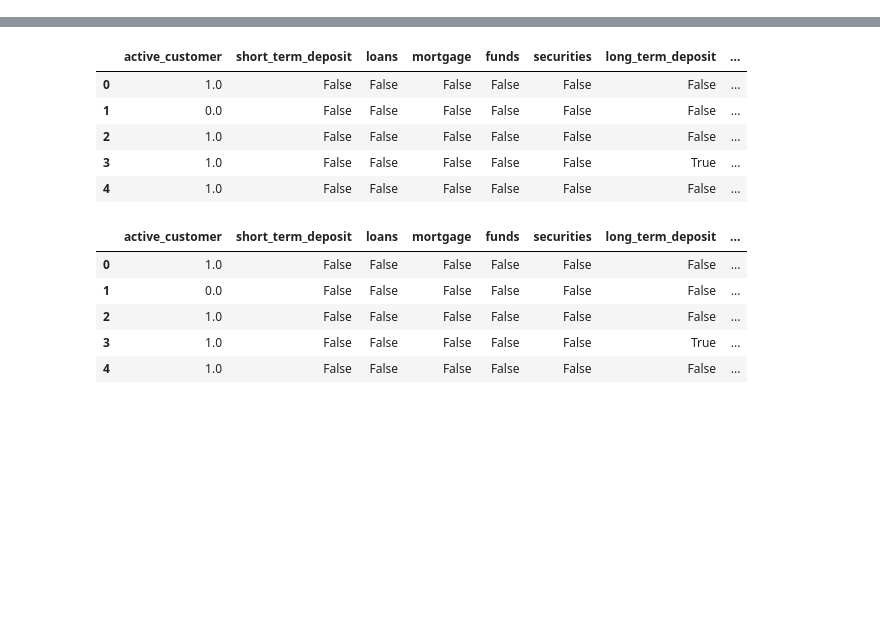
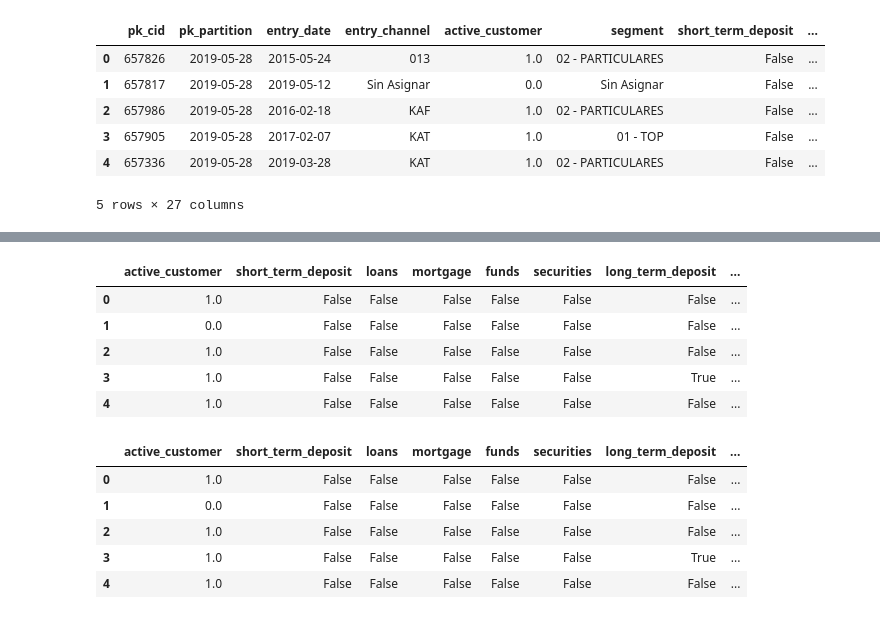
Before and after one commit to carlosperez1997/NDS_ProyectoFinal, a Jupyter notebook: 02.ipynb, the cells around one changed output, grey strips where cells are left out. Drawn from its saved outputs; the diff is of its cells as text; code cells hidden in the pictures; blank space fills up the shorter version.

Commit message:
customer_segmentation

```diff
--- a/02.ipynb
+++ b/02.ipynb
@@ -46,0 +33,39 @@ https://es.wikipedia.org/wiki/K-medias
+# %%
+from cleaning_data import clean_commercial_activity
+
+my_path = '/Users/carlosperezricardo/Documents/DataScience/EasyMoney'
+#my_path = '.'
+
+commercial_activity_all = pd.read_csv(my_path+'/data/commercial_activity_df.csv', index_col=0)
+partitions = commercial_activity_all['pk_partition'].unique()
+partitions = sorted(partitions)
+
+commercial_activity_df = clean_commercial_activity(commercial_activity_all, partitions)
+
+# Liberamos espacio en la memoria
+del commercial_activity_all
+
+sociodemographic_df = pd.read_csv(my_path+'/data/sociodemographic_clean.csv', index_col=0)
+
+from cleaning_data import clean_products
+
+products_all = pd.read_csv(my_path+'/data/products_df.csv', index_col=0)
+partitions = products_all['pk_partition'].unique()
+partitions = sorted(partitions)
+
+products_df = clean_products(products_all, partitions)
+
+del products_all
+
+comm_prod_socio = pd.merge(commercial_activity_df, products_df, on=['pk_cid','pk_partition'], how='outer')
+comm_prod_socio = pd.merge(comm_prod_socio, sociodemographic_df, on=['pk_cid','pk_partition'], how='outer')
+
+comm_prod_socio.head(5)
+# %% [output]
+|  | pk_cid | pk_partition | entry_date | entry_channel | active_customer | segment | short_term_deposit | ... |
+| 0 | 657826 | 2019-05-28 | 2015-05-24 | 013 | 1.0 | 02 - PARTICULARES | False | ... |
+| 1 | 657817 | 2019-05-28 | 2019-05-12 | Sin Asignar | 0.0 | Sin Asignar | False | ... |
+| 2 | 657986 | 2019-05-28 | 2016-02-18 | KAF | 1.0 | 02 - PARTICULARES | False | ... |
+| 3 | 657905 | 2019-05-28 | 2017-02-07 | KAT | 1.0 | 01 - TOP | False | ... |
+| 4 | 657336 | 2019-05-28 | 2019-03-28 | KAT | 1.0 | 02 - PARTICULARES | False | ... |
+5 rows × 27 columns
```
Also changed, not shown: parts of 12 cells of this notebook, 2 other files.
